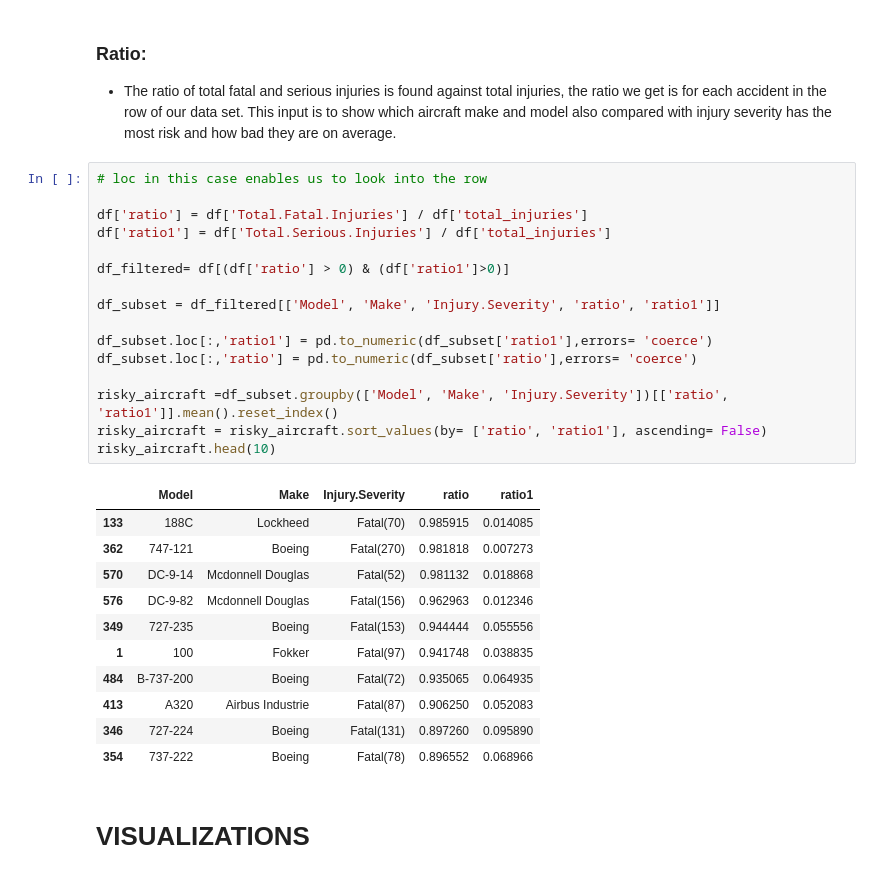
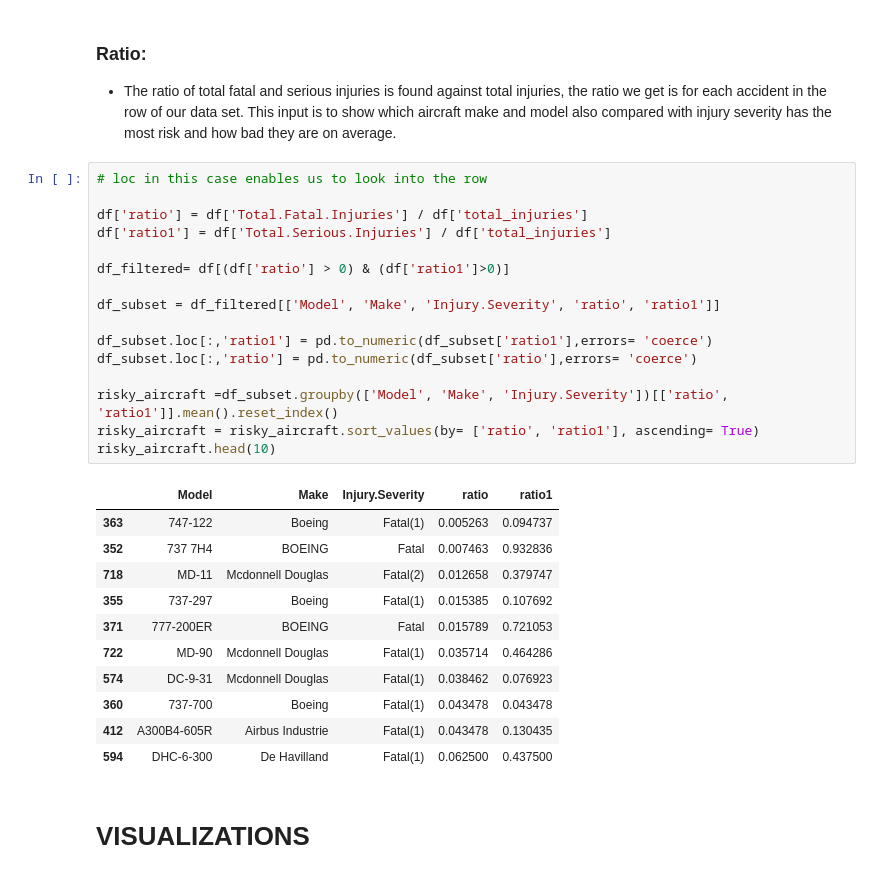
Before and after one commit to Luccy-svg/Aviation_Accidents_Project, a Jupyter notebook: student.ipynb, the cells around one changed output. Drawn from its saved outputs; the diff is of its cells as text.

```diff
--- a/student.ipynb
+++ b/student.ipynb
@@ -477,31 +478,31 @@ least_serious.head(10)
 # %%
 # loc in this case enables us to look into the row
 
 df['ratio'] = df['Total.Fatal.Injuries'] / df['total_injuries']
 df['ratio1'] = df['Total.Serious.Injuries'] / df['total_injuries']
 
 df_filtered= df[(df['ratio'] > 0) & (df['ratio1']>0)]
 
 df_subset = df_filtered[['Model', 'Make', 'Injury.Severity', 'ratio', 'ratio1']]
 
 df_subset.loc[:,'ratio1'] = pd.to_numeric(df_subset['ratio1'],errors= 'coerce')
 df_subset.loc[:,'ratio'] = pd.to_numeric(df_subset['ratio'],errors= 'coerce')
 
 risky_aircraft =df_subset.groupby(['Model', 'Make', 'Injury.Severity'])[['ratio', 'ratio1']].mean().reset_index()
-risky_aircraft = risky_aircraft.sort_values(by= ['ratio', 'ratio1'], ascending= False)
+risky_aircraft = risky_aircraft.sort_values(by= ['ratio', 'ratio1'], ascending= True)
 risky_aircraft.head(10)
 # %% [output]
 |  | Model | Make | Injury.Severity | ratio | ratio1 |
-| 133 | 188C | Lockheed | Fatal(70) | 0.985915 | 0.014085 |
-| 362 | 747-121 | Boeing | Fatal(270) | 0.981818 | 0.007273 |
-| 570 | DC-9-14 | Mcdonnell Douglas | Fatal(52) | 0.981132 | 0.018868 |
-| 576 | DC-9-82 | Mcdonnell Douglas | Fatal(156) | 0.962963 | 0.012346 |
-| 349 | 727-235 | Boeing | Fatal(153) | 0.944444 | 0.055556 |
-| 1 | 100 | Fokker | Fatal(97) | 0.941748 | 0.038835 |
-| 484 | B-737-200 | Boeing | Fatal(72) | 0.935065 | 0.064935 |
-| 413 | A320 | Airbus Industrie | Fatal(87) | 0.906250 | 0.052083 |
-| 346 | 727-224 | Boeing | Fatal(131) | 0.897260 | 0.095890 |
-| 354 | 737-222 | Boeing | Fatal(78) | 0.896552 | 0.068966 |
+| 363 | 747-122 | Boeing | Fatal(1) | 0.005263 | 0.094737 |
+| 352 | 737 7H4 | BOEING | Fatal | 0.007463 | 0.932836 |
+| 718 | MD-11 | Mcdonnell Douglas | Fatal(2) | 0.012658 | 0.379747 |
+| 355 | 737-297 | Boeing | Fatal(1) | 0.015385 | 0.107692 |
+| 371 | 777-200ER | BOEING | Fatal | 0.015789 | 0.721053 |
+| 722 | MD-90 | Mcdonnell Douglas | Fatal(1) | 0.035714 | 0.464286 |
+| 574 | DC-9-31 | Mcdonnell Douglas | Fatal(1) | 0.038462 | 0.076923 |
+| 360 | 737-700 | Boeing | Fatal(1) | 0.043478 | 0.043478 |
+| 412 | A300B4-605R | Airbus Industrie | Fatal(1) | 0.043478 | 0.130435 |
+| 594 | DHC-6-300 | De Havilland | Fatal(1) | 0.062500 | 0.437500 |
 # %% [markdown]
 # VISUALIZATIONS
 # %% [markdown]
```
Also changed, not shown: parts of 1 cell of this notebook.
